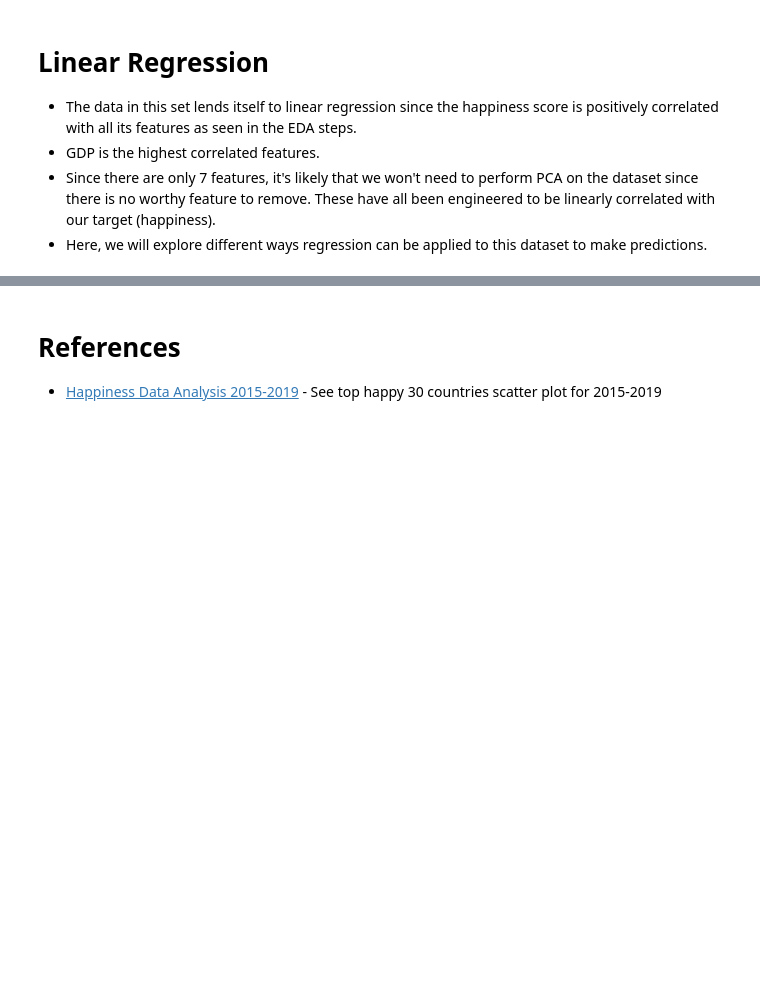
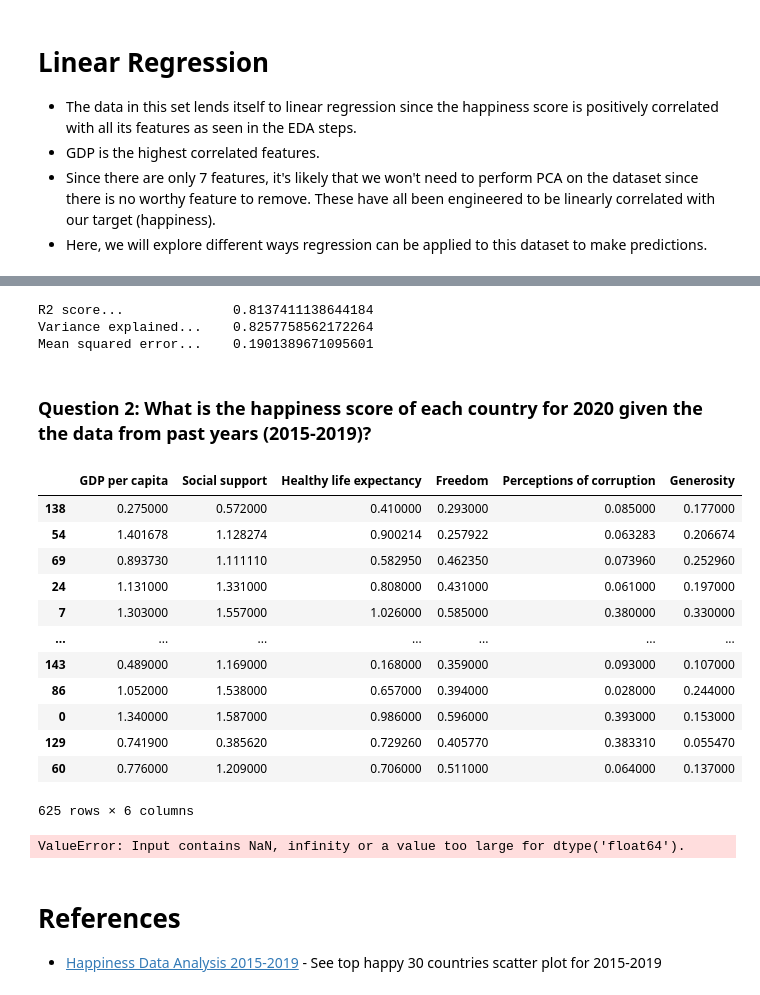
Before and after one commit to tterrytran95/happinesspro, a Jupyter notebook: Regression with WHR .ipynb, the cells around one changed output, grey strips where cells are left out. Saved outputs shown, nothing was run; the diff lists cells and outputs as text; code cells hidden in the pictures; blank space fills up the shorter version.

```diff
--- a/Regression with WHR .ipynb
+++ b/Regression with WHR .ipynb
@@ -33,6 +36,10 @@ f_2020.close()
 with open('dataframes/df_all', 'rb') as f_all:
     df_all = pickle.load(f_all)
 f_all.close()
+
+with open('dataframes/df_feats', 'rb') as f_feats:
+    df_feats = pickle.load(f_feats)
+f_feats.close()
 # %% [markdown]
 # Linear Regression
 - The data in this set lends itself to linear regression since the happiness score is positively correlated with all its features as seen in the EDA steps.
@@ -45,0 +66,14 @@ lr = LinearRegression()
+# %%
+# metrics
+res = test_y - hyp
+r2_score = r2_score(test_y, hyp)
+var = explained_variance_score(test_y, hyp)
+mse = mean_squared_error(test_y, hyp)
+print('R2 score...          \t', r2_score)
+print('Variance explained...\t', var)
+print('Mean squared error...\t', mse)
+# DON'T TOUCH THIS # IT'S VERY GOOD
+# %% [output]
+R2 score...              0.8137411138644184
+Variance explained...    0.8257758562172264
+Mean squared error...    0.1901389671095601
@@ -45,0 +82,8 @@ lr = LinearRegression()
+# %% [markdown]
+### Question 2: What is the happiness score of each country for 2020 given the the data from past years (2015-2019)?
+# %%
+Y = df_feats['Score'] # target
+X = df_feats.iloc[:, 1:].drop(['Score'],axis='columns') # features
+train_x, test_x, train_y, test_y = train_test_split(X, Y, test_size=.2)
+# print(train_x.shape)
+# print(test_y.shape) # ok!
@@ -45,0 +94,23 @@ lr = LinearRegression()
+# %%
+train_x.iloc[:, 2:]
+# %% [output]
+|  | GDP per capita | Social support | Healthy life expectancy | Freedom | Perceptions of corruption | Generosity |
+| 138 | 0.275000 | 0.572000 | 0.410000 | 0.293000 | 0.085000 | 0.177000 |
+| 54 | 1.401678 | 1.128274 | 0.900214 | 0.257922 | 0.063283 | 0.206674 |
+| 69 | 0.893730 | 1.111110 | 0.582950 | 0.462350 | 0.073960 | 0.252960 |
+| 24 | 1.131000 | 1.331000 | 0.808000 | 0.431000 | 0.061000 | 0.197000 |
+| 7 | 1.303000 | 1.557000 | 1.026000 | 0.585000 | 0.380000 | 0.330000 |
+| ... | ... | ... | ... | ... | ... | ... |
+| 143 | 0.489000 | 1.169000 | 0.168000 | 0.359000 | 0.093000 | 0.107000 |
+| 86 | 1.052000 | 1.538000 | 0.657000 | 0.394000 | 0.028000 | 0.244000 |
+| 0 | 1.340000 | 1.587000 | 0.986000 | 0.596000 | 0.393000 | 0.153000 |
+| 129 | 0.741900 | 0.385620 | 0.729260 | 0.405770 | 0.383310 | 0.055470 |
+| 60 | 0.776000 | 1.209000 | 0.706000 | 0.511000 | 0.064000 | 0.137000 |
+625 rows × 6 columns
+# %%
+lr_reg = LinearRegression()
+# lr_reg = GridSearchCV(lr, param_grid={}, n_jobs = 5)
+lr_reg.fit(train_x.iloc[:, 2:], train_y) # keep the countries # index without it
+hyp = lr_reg.predict(test_x.iloc[:, 2:])
+# %% [output]
+ValueError: Input contains NaN, infinity or a value too large for dtype('float64').
```
Also changed, not shown: parts of 8 cells of this notebook, 1 other file.
